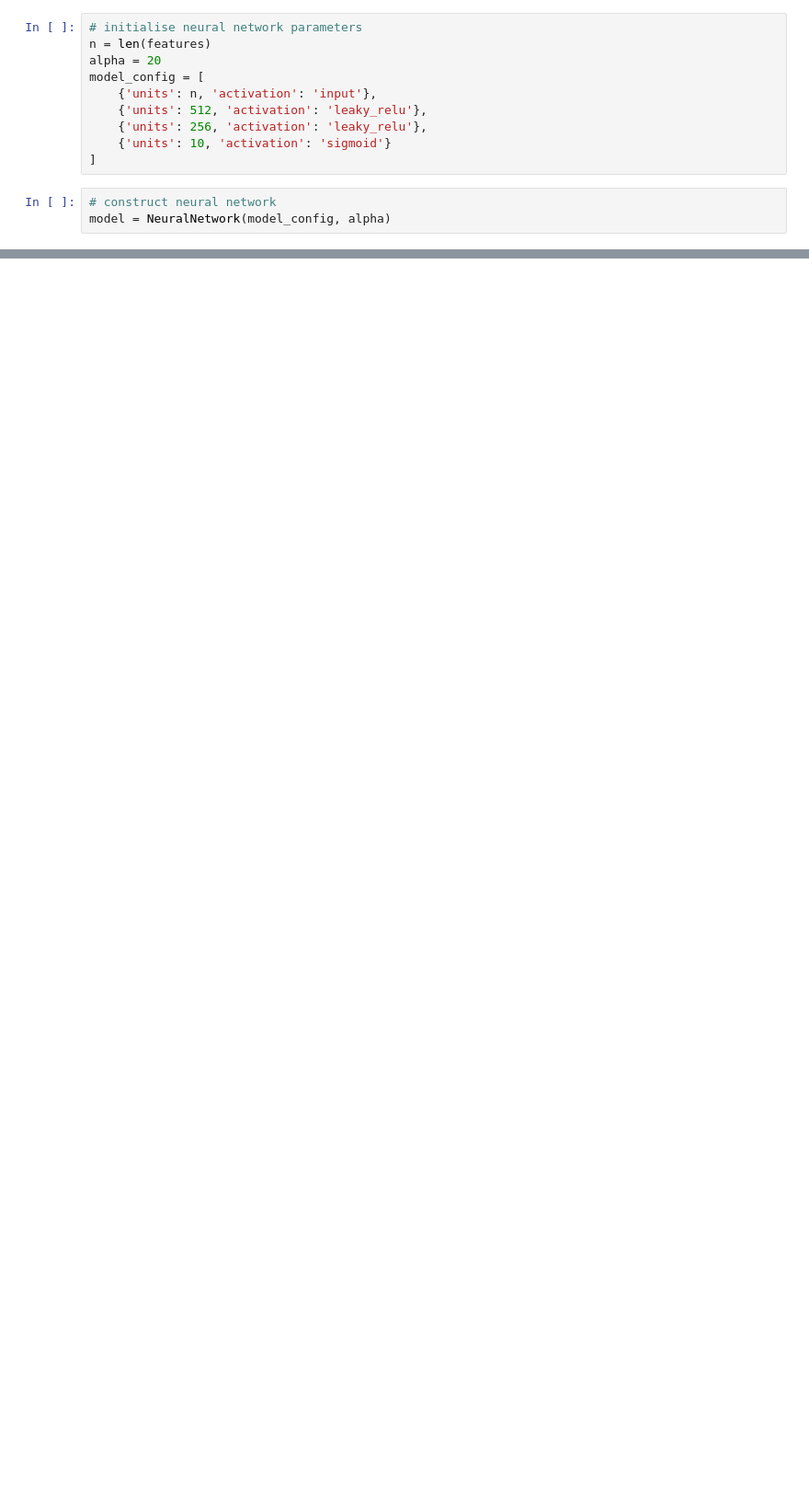
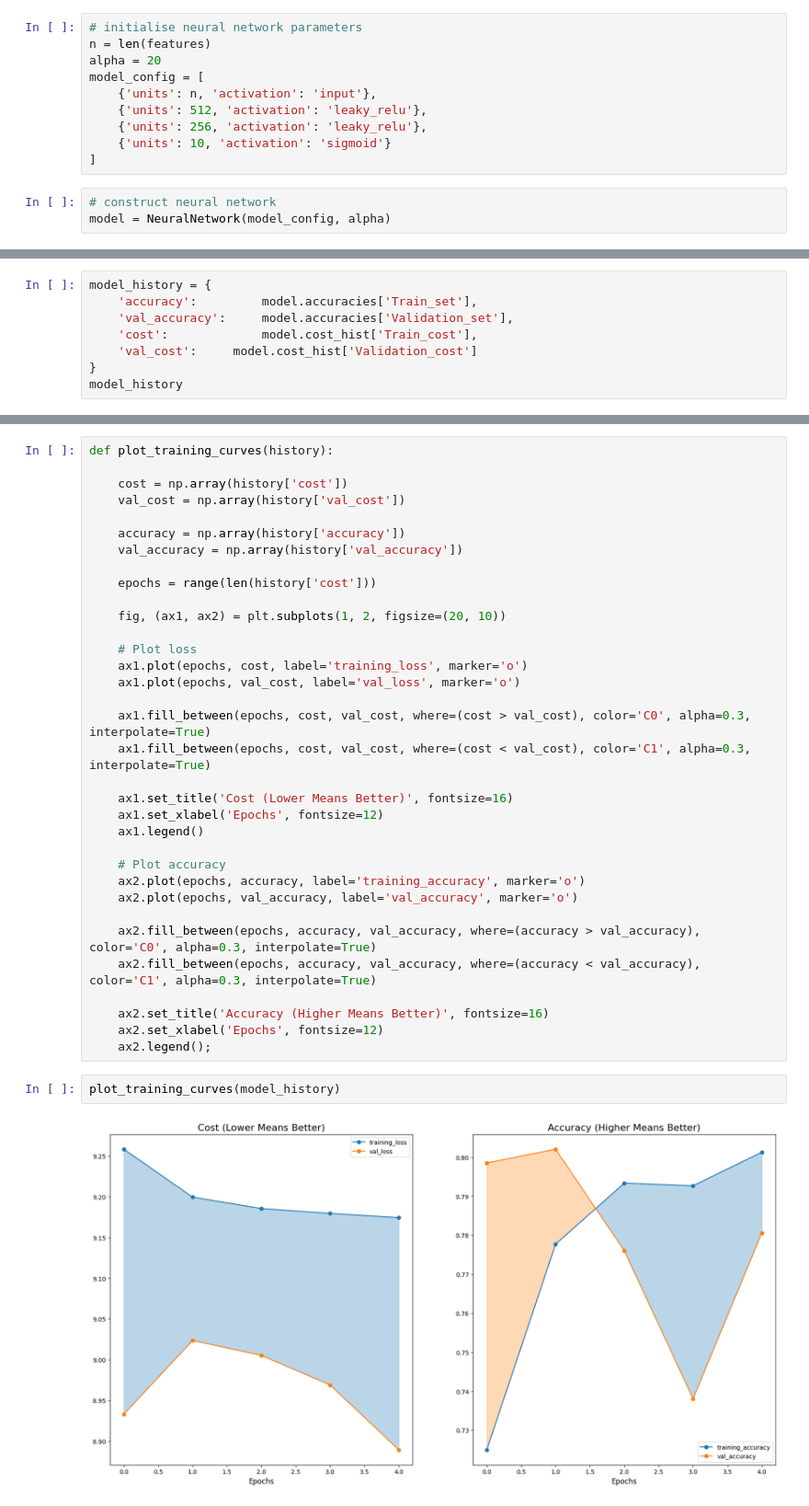
Before and after one commit to MatthewJansen/Vectorized-Neural-Network, a Jupyter notebook: src/MNIST_Classifcation.ipynb, the cells around one changed output, grey strips where cells are left out. Shown at 92% size. Saved outputs shown, nothing was run; the diff lists cells and outputs as text; blank space fills up the shorter version.

```diff
--- a/src/MNIST_Classifcation.ipynb
+++ b/src/MNIST_Classifcation.ipynb
@@ -197,0 +206,8 @@ model.evaluate(test_ds)
+# %%
+model_history = {
+    'accuracy':         model.accuracies['Train_set'],
+    'val_accuracy':     model.accuracies['Validation_set'],
+    'cost':             model.cost_hist['Train_cost'],
+    'val_cost':     model.cost_hist['Validation_cost']
+}
+model_history
@@ -197,0 +235,38 @@ model.evaluate(test_ds)
+# %%
+def plot_training_curves(history):
+
+    cost = np.array(history['cost'])
+    val_cost = np.array(history['val_cost'])
+
+    accuracy = np.array(history['accuracy'])
+    val_accuracy = np.array(history['val_accuracy'])
+
+    epochs = range(len(history['cost']))
+
+    fig, (ax1, ax2) = plt.subplots(1, 2, figsize=(20, 10))
+
+    # Plot loss
+    ax1.plot(epochs, cost, label='training_loss', marker='o')
+    ax1.plot(epochs, val_cost, label='val_loss', marker='o')
+
+    ax1.fill_between(epochs, cost, val_cost, where=(cost > val_cost), color='C0', alpha=0.3, interpolate=True)
+    ax1.fill_between(epochs, cost, val_cost, where=(cost < val_cost), color='C1', alpha=0.3, interpolate=True)
+
+    ax1.set_title('Cost (Lower Means Better)', fontsize=16)
+    ax1.set_xlabel('Epochs', fontsize=12)
+    ax1.legend()
+
+    # Plot accuracy
+    ax2.plot(epochs, accuracy, label='training_accuracy', marker='o')
+    ax2.plot(epochs, val_accuracy, label='val_accuracy', marker='o')
+
+    ax2.fill_between(epochs, accuracy, val_accuracy, where=(accuracy > val_accuracy), color='C0', alpha=0.3, interpolate=True)
+    ax2.fill_between(epochs, accuracy, val_accuracy, where=(accuracy < val_accuracy), color='C1', alpha=0.3, interpolate=True)
+
+    ax2.set_title('Accuracy (Higher Means Better)', fontsize=16)
+    ax2.set_xlabel('Epochs', fontsize=12)
+    ax2.legend();
+# %%
+plot_training_curves(model_history)
+# %% [output]
+[figure, added]
```
Also changed, not shown: parts of 40 cells of this notebook, 1 other file.
